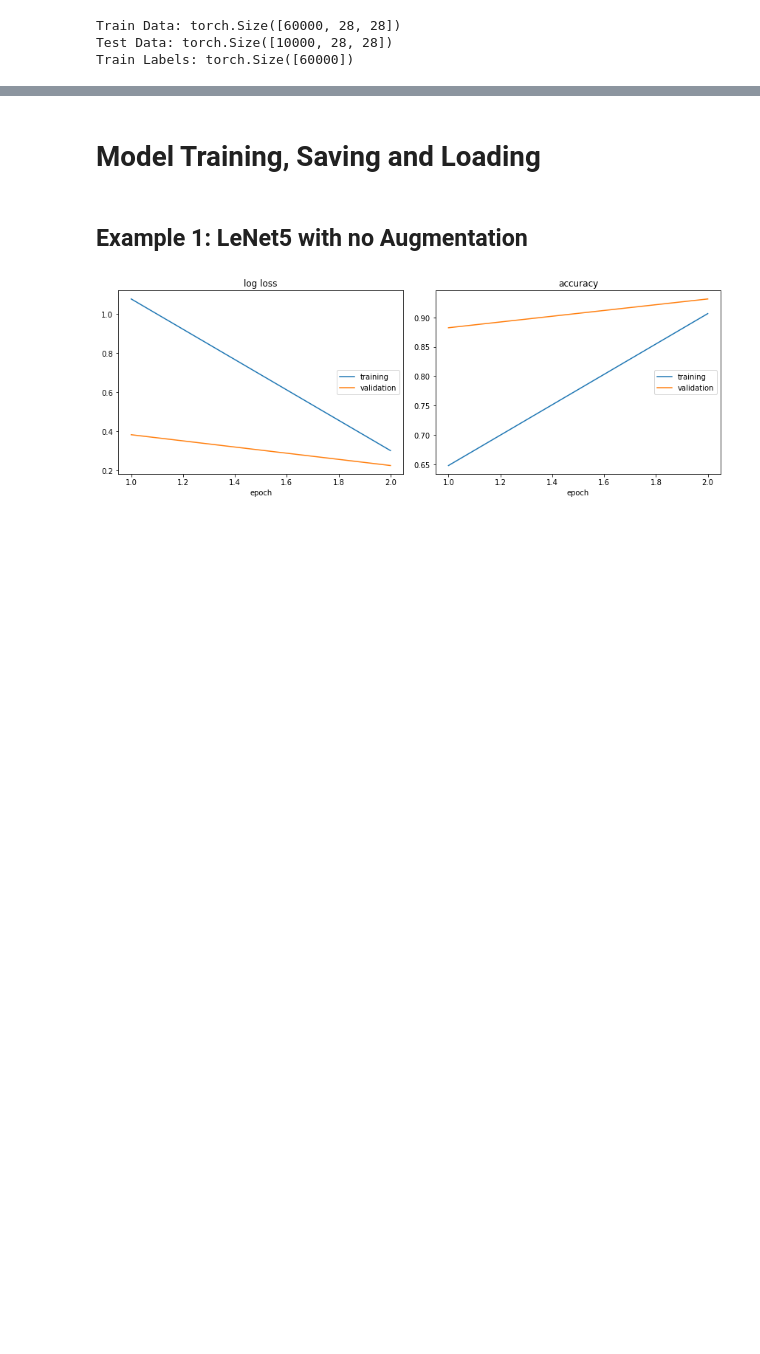
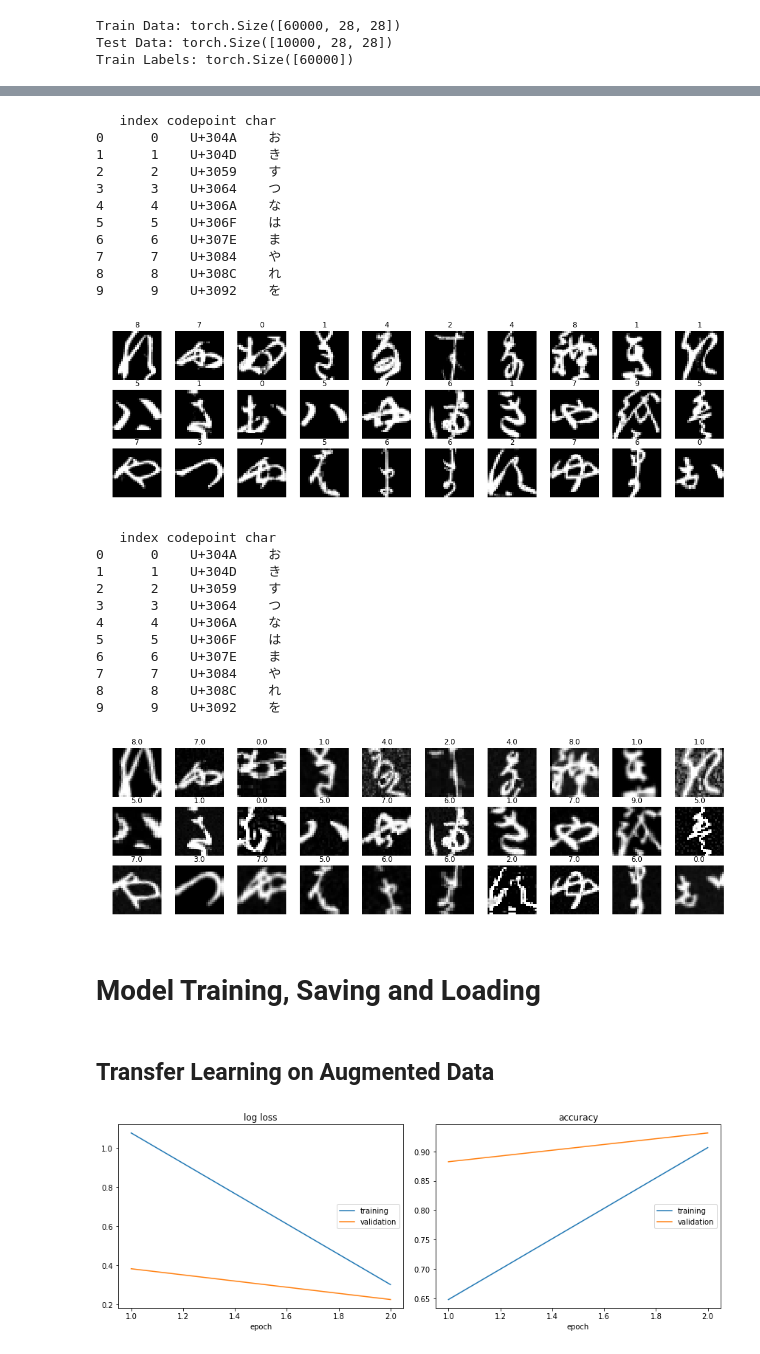
Before and after one commit to dekape/kmnist, a Jupyter notebook: KMNIST_TLDataAug.ipynb, the cells around one changed output, grey strips where cells are left out. Drawn from its saved outputs; the diff is of its cells as text; code cells hidden in the pictures; blank space fills up the shorter version.

```diff
--- a/KMNIST_TLDataAug.ipynb
+++ b/KMNIST_TLDataAug.ipynb
@@ -186,7 +309,55 @@ Train Labels: torch.Size([60000])
+# %%
+X_aug, y_aug = augment_data(X, y, strong_aug(1), n_add=70000)
+# %%
+# Having a look at the augmented data
+# Having a look at the original data
+print(classmap)
+r,c=3,10
+fig, axs = plt.subplots(r, c, figsize=(18,5))
+for img, tag, ax in zip(X[:r*c], y[:r*c], axs.flatten()):
+  ax.imshow(img, cmap="gray")
+  ax.set(title=tag.item())
+  ax.axis("off")
+plt.show()
+
+
+print(classmap)
+r,c=3,10
+fig, axs = plt.subplots(r, c, figsize=(18,5))
+for img, tag, ax in zip(X_aug[60000+1:60000+r*c+1], y_aug[60000+1:60000+r*c+1], axs.flatten()):
+  ax.imshow(img, cmap="gray")
+  ax.set(title=tag.item())
+  ax.axis("off")
+plt.show()
+# %% [output]
+   index codepoint char
+0      0    U+304A    お
+1      1    U+304D    き
+2      2    U+3059    す
+3      3    U+3064    つ
+4      4    U+306A    な
+5      5    U+306F    は
+6      6    U+307E    ま
+7      7    U+3084    や
+8      8    U+308C    れ
+9      9    U+3092    を
+[figure, added]
+   index codepoint char
+0      0    U+304A    お
+1      1    U+304D    き
+2      2    U+3059    す
+3      3    U+3064    つ
+4      4    U+306A    な
+5      5    U+306F    は
+6      6    U+307E    ま
+7      7    U+3084    や
+8      8    U+308C    れ
+9      9    U+3092    を
+[figure, added]
 # %% [markdown]
 # Model Training, Saving and Loading
-# %% [markdown]
-## Example 1: LeNet5 with no Augmentation
+# %% [markdown]
+## Transfer Learning on Augmented Data
 # %%
 # Lenet5 no augmentation
 # Model Name
```
Also changed, not shown: parts of 8 cells of this notebook.
